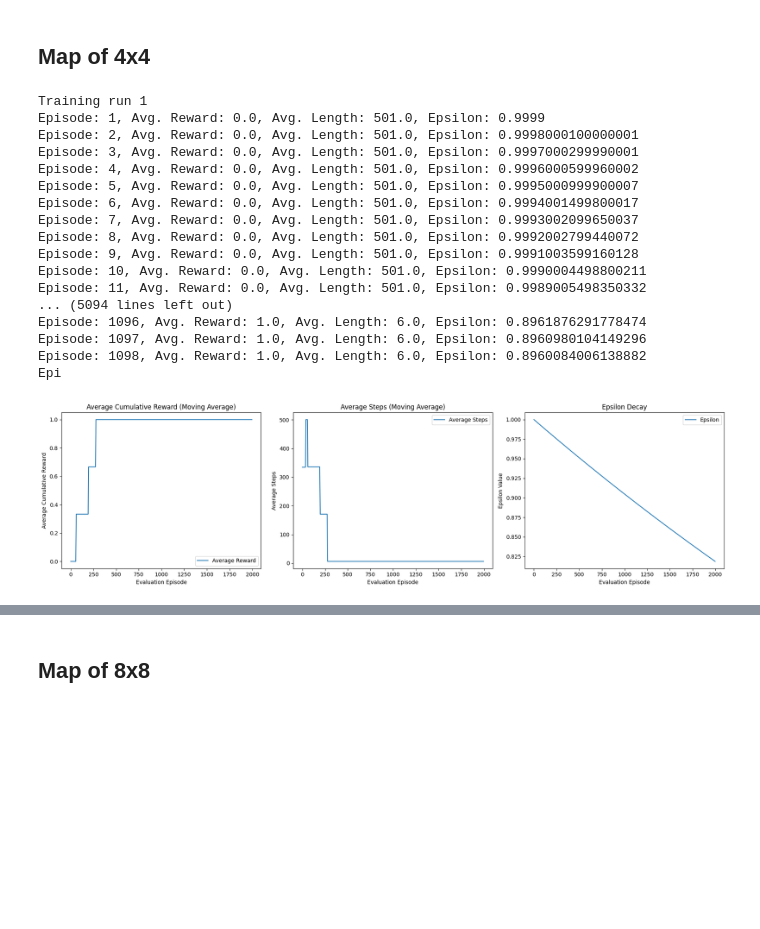
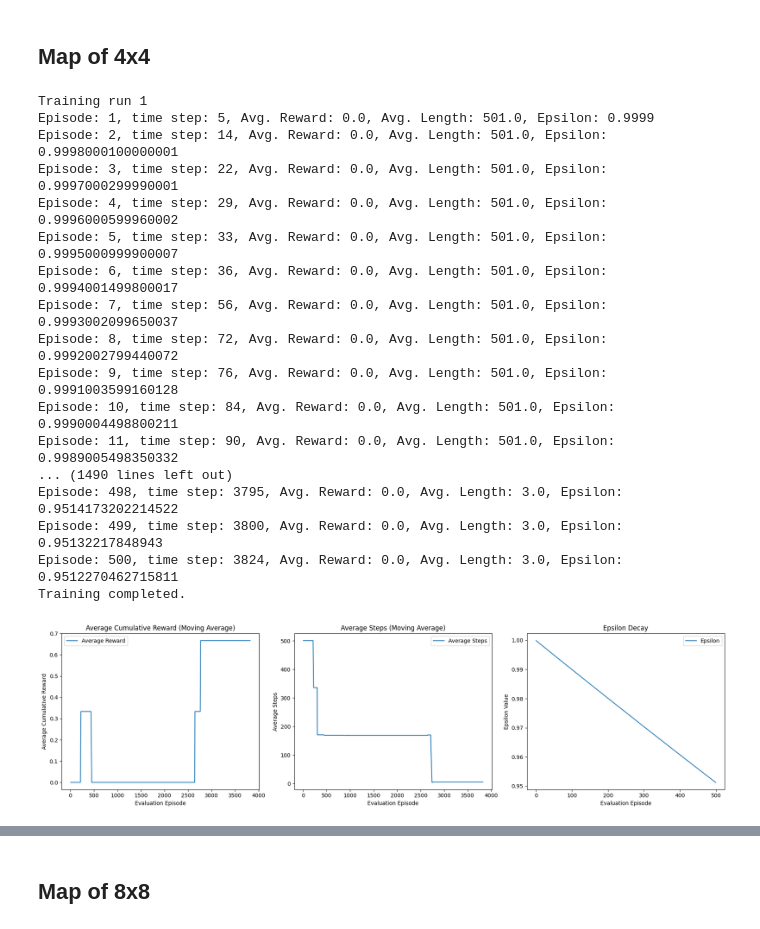
Before and after one commit to mahtabbm/RL_playground, a Jupyter notebook: frozenlake_variants.ipynb, the cells around one changed output, grey strips where cells are left out. Cells and saved outputs as stored; diff of their text form; code cells hidden in the pictures; blank space fills up the shorter version.

Commit message:
comparison plots

```diff
--- a/frozenlake_variants.ipynb
+++ b/frozenlake_variants.ipynb
@@ -188,7 +277,7 @@ def train_q_learing(
     q_table = initialize_random_q_table(env)
     env.reset(seed=1234)
     epsilon = initial_epsilon
-    rewards, lengths, epsilons = [], [], []
+    rewards, lengths, epsilons, time_steps = [], [], [], []
     first = True
     total_steps = 0
 
@@ -214,55 +303,52 @@ def train_q_learing(
         epsilon = max(min_epsilon, epsilon * epsilon_decay)
 
         # Evaluation
-        if (episode + 1) % eval_every == 0:
+        if (total_steps + 1) % eval_every == 0:
             avg_reward, avg_length = evaluate_policy(env, q_table, eval_episodes)
             if first and avg_reward:
                 first = False
-                print("The first episode reached to 1 is", episode)
-                print("The length is ", avg_length)
-                print("The eps is ", epsilon)
-
+                print(f"Episode: {episode+1}, Time Step: {total_steps + 1}, Avg. Reward: {avg_reward}, Avg. Length: {avg_length}, Epsilon: {epsilon}")
+            time_steps.append(total_steps+1)
             rewards.append(avg_reward)
             lengths.append(avg_length)
             epsilons.append(epsilon)
             # print(f"Episode: {episode + 1}, Avg. Reward: {avg_reward}, Avg. Length: {avg_length}, Epsilon: {epsilon}")
 
     print("Training completed.")
-    return q_table, rewards, lengths, epsilons, total_steps
+    return q_table, rewards, lengths, epsilons, time_steps
 # %% [markdown]
 ## Map of 4x4
 # %%
 env = gym.make('FrozenLake-v1', is_slippery=False)
 
 num_runs = 3
 all_results = []
 
 for run in range(num_runs):
     print(f"Training run {run + 1}")
-    q_table, rewards, lengths, epsilons, total_steps = train_q_learing(env, episodes=2000, eval_episodes=1, eval_every=1)
+    q_table, rewards, lengths, epsilons, time_steps = train_q_learing(env, episodes=500, eval_episodes=1, eval_every=1)
     all_results.append((rewards, lengths, epsilons))
 
 avg_rewards, avg_lengths, avg_epsilons = average_results(all_results, num_evals=len(all_results[0][0]))
 
-_plot_evaluation(avg_rewards, avg_lengths, avg_epsilons, title="Q-learning FL4x4 (Averaged over 3 runs)", window_size=5)
-print(f"Final Q-Table by taking {total_steps} steps:")
+_plot_evaluation(avg_rewards, avg_lengths, avg_epsilons, time_steps,  title="Q-learning FL4x4 (Averaged over 3 runs)", window_size=5)
 print(q_table)
 # %% [output]
 Training run 1
-Episode: 1, Avg. Reward: 0.0, Avg. Length: 501.0, Epsilon: 0.9999
-Episode: 2, Avg. Reward: 0.0, Avg. Length: 501.0, Epsilon: 0.9998000100000001
-Episode: 3, Avg. Reward: 0.0, Avg. Length: 501.0, Epsilon: 0.9997000299990001
-Episode: 4, Avg. Reward: 0.0, Avg. Length: 501.0, Epsilon: 0.9996000599960002
-Episode: 5, Avg. Reward: 0.0, Avg. Length: 501.0, Epsilon: 0.9995000999900007
-Episode: 6, Avg. Reward: 0.0, Avg. Length: 501.0, Epsilon: 0.9994001499800017
-Episode: 7, Avg. Reward: 0.0, Avg. Length: 501.0, Epsilon: 0.9993002099650037
-Episode: 8, Avg. Reward: 0.0, Avg. Length: 501.0, Epsilon: 0.9992002799440072
-Episode: 9, Avg. Reward: 0.0, Avg. Length: 501.0, Epsilon: 0.9991003599160128
-Episode: 10, Avg. Reward: 0.0, Avg. Length: 501.0, Epsilon: 0.9990004498800211
-Episode: 11, Avg. Reward: 0.0, Avg. Length: 501.0, Epsilon: 0.9989005498350332
-... (5094 lines left out)
-Episode: 1096, Avg. Reward: 1.0, Avg. Length: 6.0, Epsilon: 0.8961876291778474
-Episode: 1097, Avg. Reward: 1.0, Avg. Length: 6.0, Epsilon: 0.8960980104149296
-Episode: 1098, Avg. Reward: 1.0, Avg. Length: 6.0, Epsilon: 0.8960084006138882
-Epi
+Episode: 1, time step: 5, Avg. Reward: 0.0, Avg. Length: 501.0, Epsilon: 0.9999
+Episode: 2, time step: 14, Avg. Reward: 0.0, Avg. Length: 501.0, Epsilon: 0.9998000100000001
+Episode: 3, time step: 22, Avg. Reward: 0.0, Avg. Length: 501.0, Epsilon: 0.9997000299990001
+Episode: 4, time step: 29, Avg. Reward: 0.0, Avg. Length: 501.0, Epsilon: 0.9996000599960002
+Episode: 5, time step: 33, Avg. Reward: 0.0, Avg. Length: 501.0, Epsilon: 0.9995000999900007
+Episode: 6, time step: 36, Avg. Reward: 0.0, Avg. Length: 501.0, Epsilon: 0.9994001499800017
+Episode: 7, time step: 56, Avg. Reward: 0.0, Avg. Length: 501.0, Epsilon: 0.9993002099650037
+Episode: 8, time step: 72, Avg. Reward: 0.0, Avg. Length: 501.0, Epsilon: 0.9992002799440072
+Episode: 9, time step: 76, Avg. Reward: 0.0, Avg. Length: 501.0, Epsilon: 0.9991003599160128
+Episode: 10, time step: 84, Avg. Reward: 0.0, Avg. Length: 501.0, Epsilon: 0.9990004498800211
+Episode: 11, time step: 90, Avg. Reward: 0.0, Avg. Length: 501.0, Epsilon: 0.9989005498350332
+... (1490 lines left out)
+Episode: 498, time step: 3795, Avg. Reward: 0.0, Avg. Length: 3.0, Epsilon: 0.9514173202214522
+Episode: 499, time step: 3800, Avg. Reward: 0.0, Avg. Length: 3.0, Epsilon: 0.95132217848943
+Episode: 500, time step: 3824, Avg. Reward: 0.0, Avg. Length: 3.0, Epsilon: 0.9512270462715811
+Training completed.
-[figure, old version]
+[figure, new version]
```
Also changed, not shown: parts of 18 cells of this notebook.
